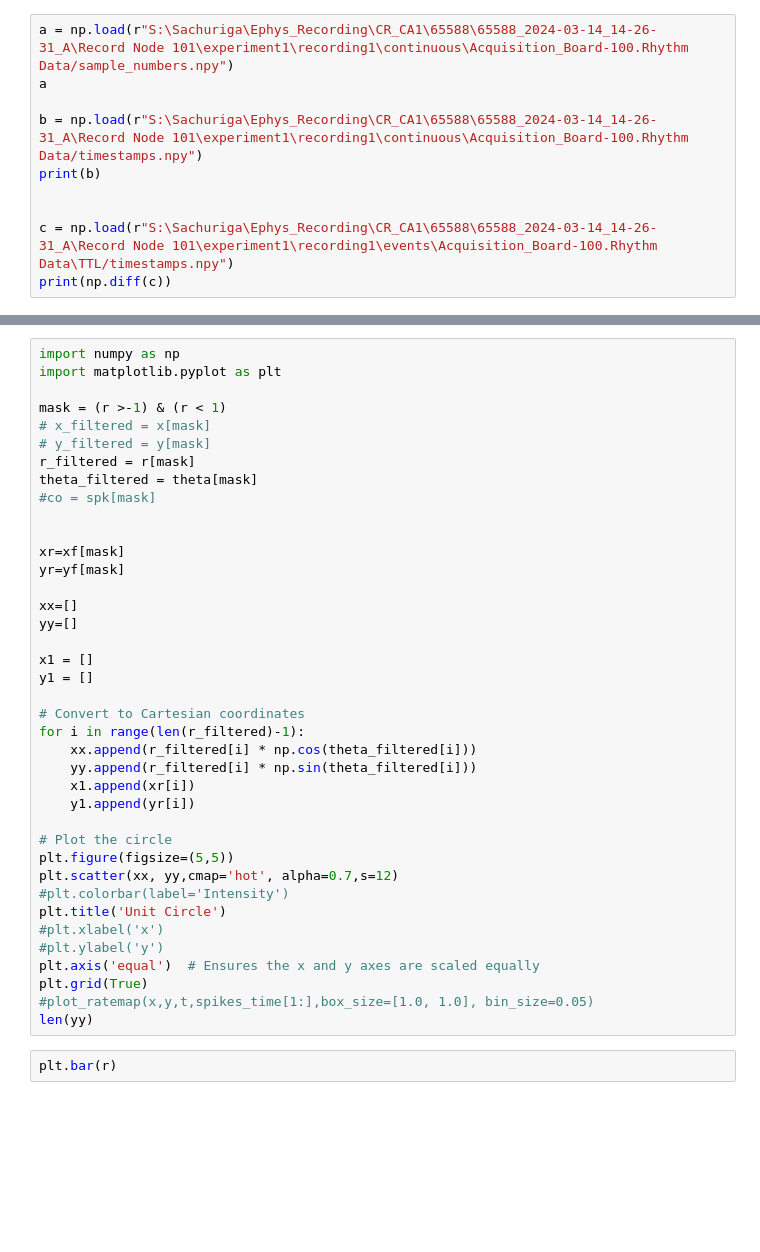
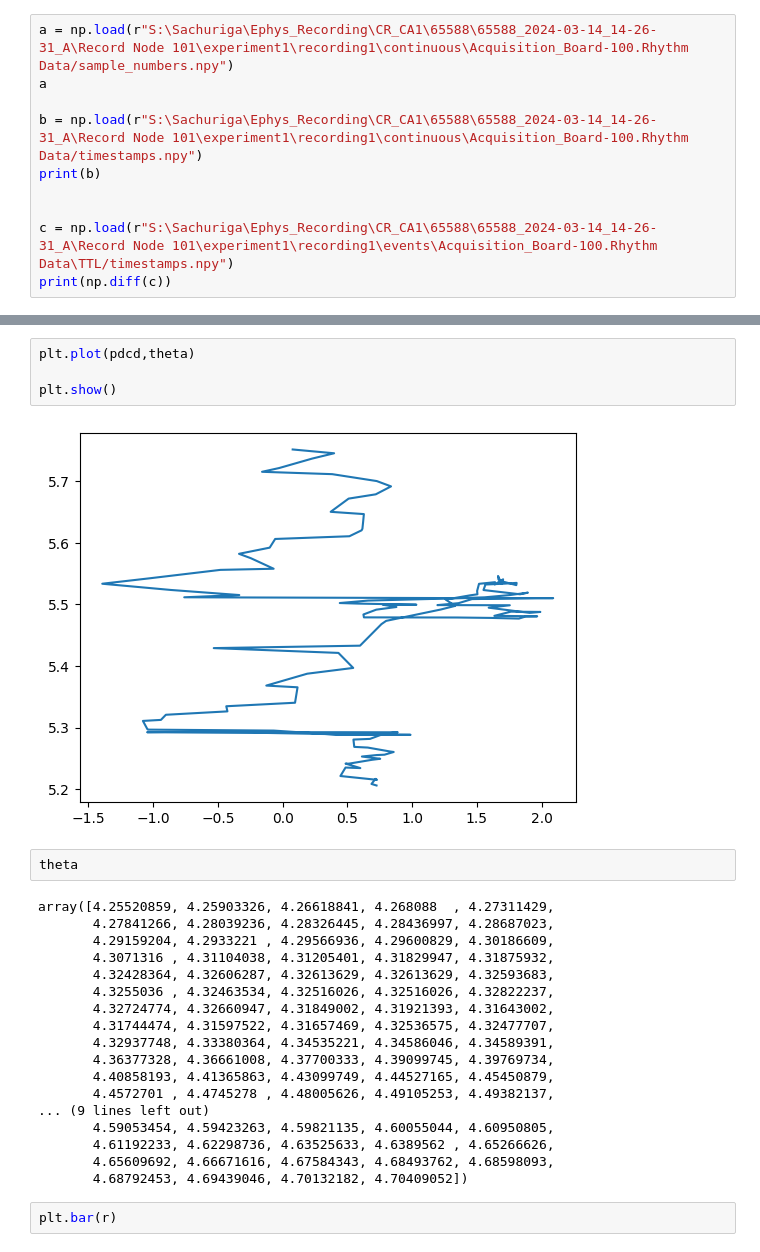
Before and after one commit to Sachuriga/spatial-maps, a Jupyter notebook: examples/test_plot.ipynb, the cells around one changed output, grey strips where cells are left out. Saved outputs shown, nothing was run; the diff lists cells and outputs as text; blank space fills up the shorter version.

```diff
--- a/examples/test_plot.ipynb
+++ b/examples/test_plot.ipynb
@@ -233,42 +187,29 @@ plt.show()
-# %%
-import numpy as np
-import matplotlib.pyplot as plt
-
-mask = (r >-1) & (r < 1)
-# x_filtered = x[mask]
-# y_filtered = y[mask]
-r_filtered = r[mask]
-theta_filtered = theta[mask]
-#co = spk[mask]
-
-
-xr=xf[mask]
-yr=yf[mask]
-
-xx=[]
-yy=[]
-
-x1 = []
-y1 = []
-
-# Convert to Cartesian coordinates
-for i in range(len(r_filtered)-1):
-    xx.append(r_filtered[i] * np.cos(theta_filtered[i]))
-    yy.append(r_filtered[i] * np.sin(theta_filtered[i]))
-    x1.append(xr[i])
-    y1.append(yr[i])
-
-# Plot the circle
-plt.figure(figsize=(5,5))
-plt.scatter(xx, yy,cmap='hot', alpha=0.7,s=12)
-#plt.colorbar(label='Intensity')
-plt.title('Unit Circle')
-#plt.xlabel('x')
-#plt.ylabel('y')
-plt.axis('equal')  # Ensures the x and y axes are scaled equally
-plt.grid(True)
-#plot_ratemap(x,y,t,spikes_time[1:],box_size=[1.0, 1.0], bin_size=0.05)
-len(yy)
+# %%
+plt.plot(pdcd,theta)
+
+plt.show()
+# %% [output]
+[figure, added]
+# %%
+theta
+# %% [output]
+array([4.25520859, 4.25903326, 4.26618841, 4.268088  , 4.27311429,
+       4.27841266, 4.28039236, 4.28326445, 4.28436997, 4.28687023,
+       4.29159204, 4.2933221 , 4.29566936, 4.29600829, 4.30186609,
+       4.3071316 , 4.31104038, 4.31205401, 4.31829947, 4.31875932,
+       4.32428364, 4.32606287, 4.32613629, 4.32613629, 4.32593683,
+       4.3255036 , 4.32463534, 4.32516026, 4.32516026, 4.32822237,
+       4.32724774, 4.32660947, 4.31849002, 4.31921393, 4.31643002,
+       4.31744474, 4.31597522, 4.31657469, 4.32536575, 4.32477707,
+       4.32937748, 4.33380364, 4.34535221, 4.34586046, 4.34589391,
+       4.36377328, 4.36661008, 4.37700333, 4.39099745, 4.39769734,
+       4.40858193, 4.41365863, 4.43099749, 4.44527165, 4.45450879,
+       4.4572701 , 4.4745278 , 4.48005626, 4.49105253, 4.49382137,
+... (9 lines left out)
+       4.59053454, 4.59423263, 4.59821135, 4.60055044, 4.60950805,
+       4.61192233, 4.62298736, 4.63525633, 4.6389562 , 4.65266626,
+       4.65609692, 4.66671616, 4.67584343, 4.68493762, 4.68598093,
+       4.68792453, 4.69439046, 4.70132182, 4.70409052])
 # %%
 plt.bar(r)
 # %%
```
Also changed, not shown: parts of 11 cells of this notebook, 1 other file.
